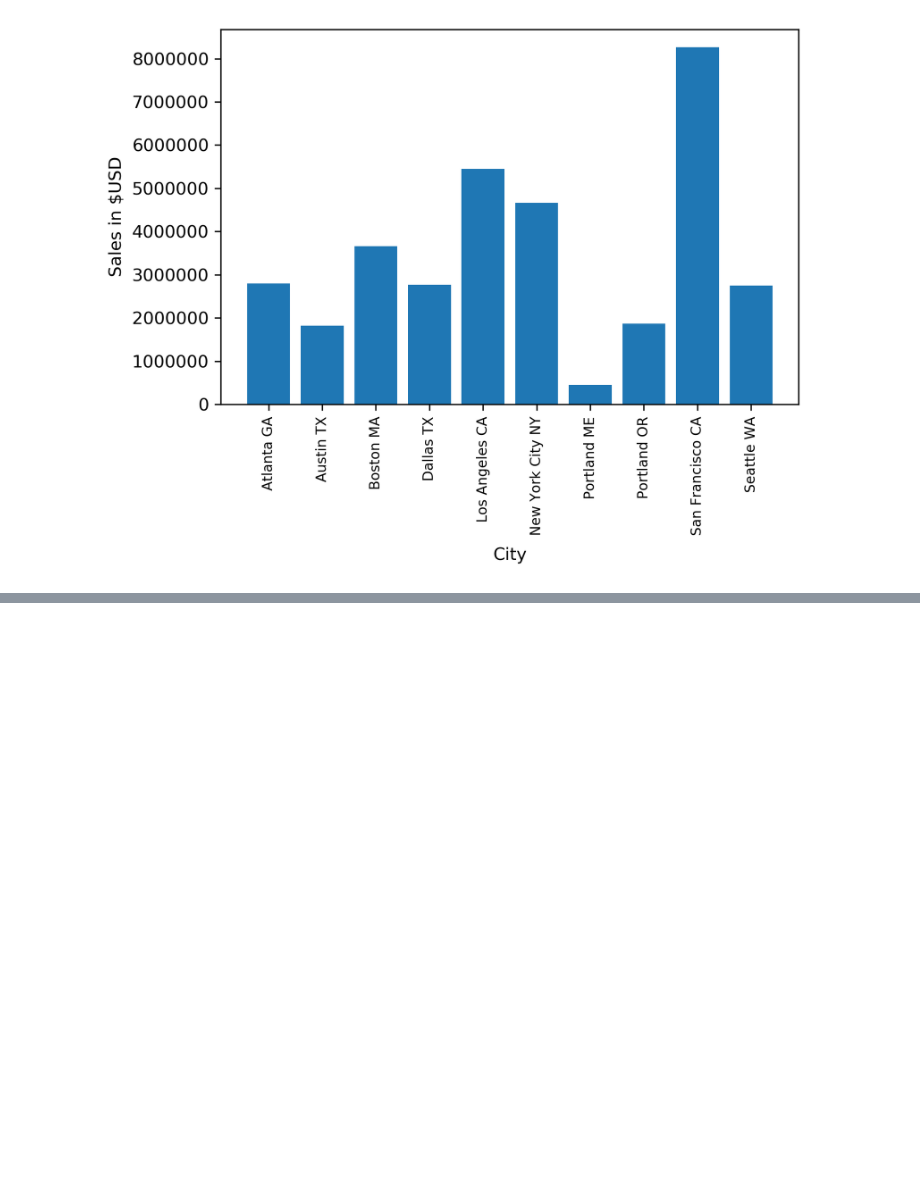
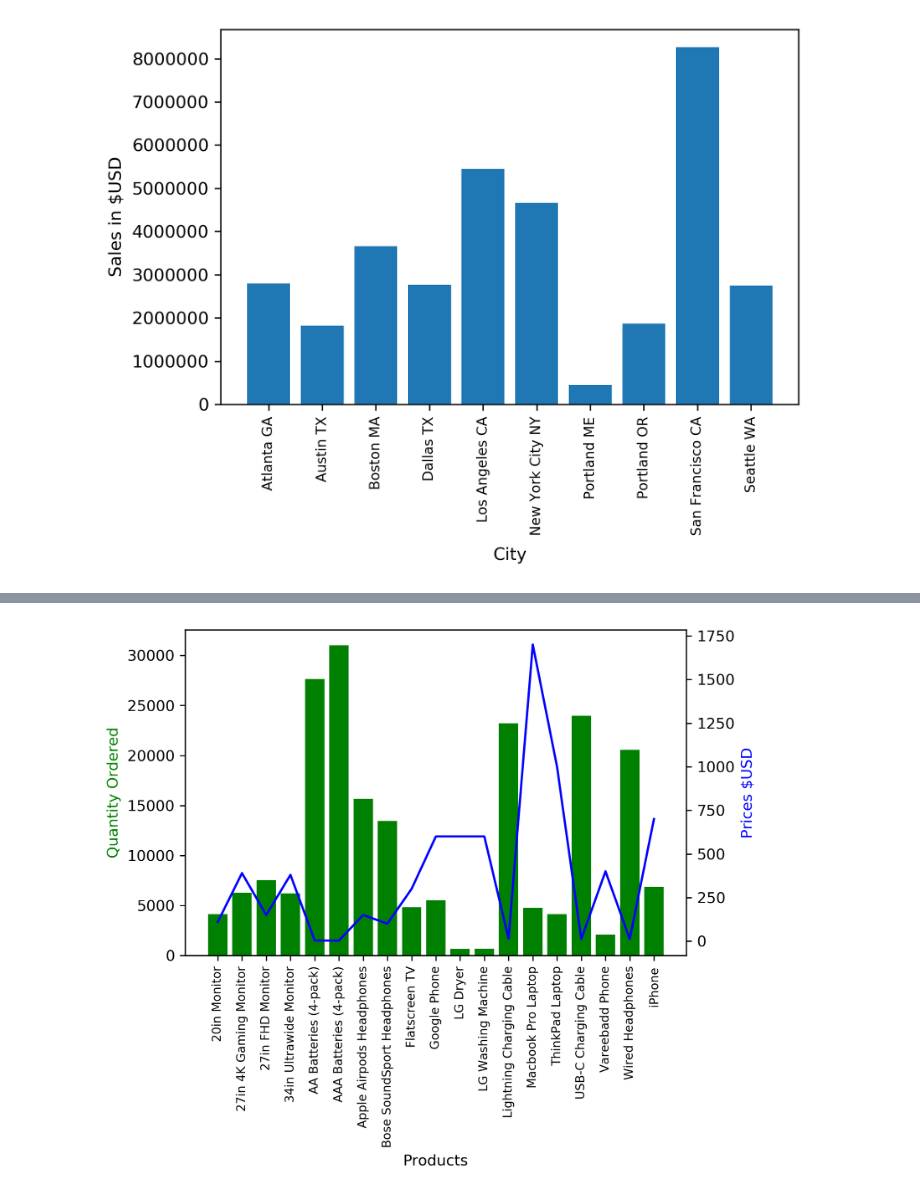
Before and after one commit to ButchBotch/RandProjects, a Jupyter notebook: fcc.numpy.pandas/PandasBusinessExercise/PandasBusinessExercise.ipynb, the cells around one changed output, grey strips where cells are left out. Saved outputs shown, nothing was run; the diff lists cells and outputs as text; code cells hidden in the pictures; blank space fills up the shorter version.

```diff
--- a/fcc.numpy.pandas/PandasBusinessExercise/PandasBusinessExercise.ipynb
+++ b/fcc.numpy.pandas/PandasBusinessExercise/PandasBusinessExercise.ipynb
@@ -116,0 +188,22 @@ plt.show()
+# %%
+prices=all_data.groupby('Product').mean()['Price Each']
+# Visualize (as previous)
+prods=[ prods for prods, df in prd2]
+
+# Second y axis
+
+fig, ax1 = plt.subplots(figsize=(6,4),dpi=300)
+
+
+ax2 = ax1.twinx()
+ax1.bar(prods,q_ord,color='green')
+ax2.plot(prods,prices,'b-')
+
+ax1.set_xlabel('Products')
+ax1.set_ylabel('Quantity Ordered', color='g')
+ax2.set_ylabel('Prices $USD', color='b')
+ax1.set_xticklabels(prods,rotation='vertical',size=8)
+
+plt.show()
+# %% [output]
+[figure, added]
```
Also changed, not shown: parts of 14 cells of this notebook, 1 other file.
